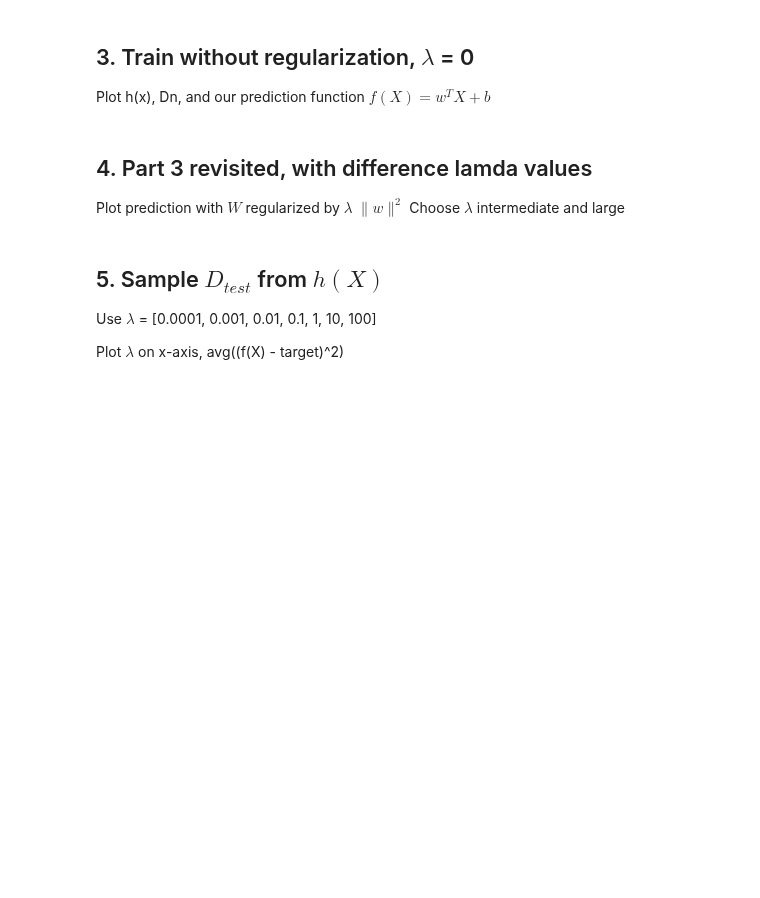
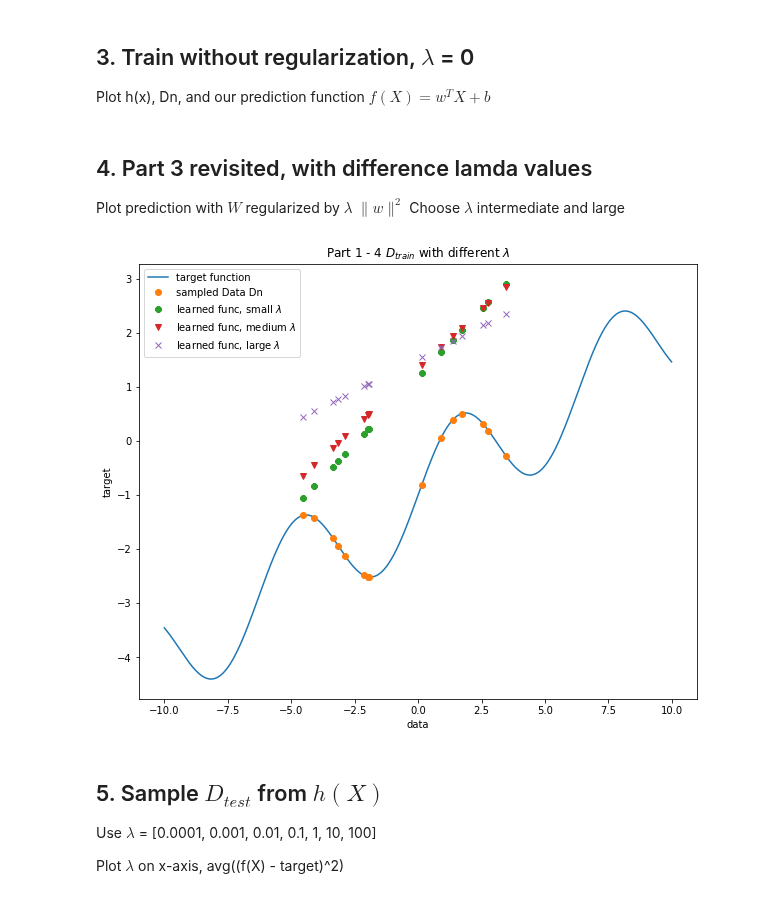
Before and after one commit to violetguos/ift6390, a Jupyter notebook: Homework 2/Practical.ipynb, the cells around one changed output. Cells and saved outputs as stored; diff of their text form; code cells hidden in the pictures; blank space fills up the shorter version.

Commit message:
plotted part 1-5, working on poly phi

```diff
--- a/Homework 2/Practical.ipynb
+++ b/Homework 2/Practical.ipynb
@@ -8,7 +8,7 @@ import matplotlib.pyplot as plt
 
 
 class gradDescent():
-    def __init__(self, weightedDecay = 0.01, stepSize = 0.01, numberSteps = 1000):
+    def __init__(self, weightedDecay = 0.01, stepSize = 0.01, numberSteps = 2000):
         self.weightedDecay = weightedDecay
         self.stepSize = stepSize
         self.numberSteps = numberSteps
@@ -26,14 +26,14 @@ class gradDescent():
             #gradient of one data, randomly chosen
                 index = np.random.randint(0, data.shape[0])
 
-                grad = 1.0/(data[index]**2) * (data[index])* (bias-target[index])
+                grad =2*(weight * data[index]  + bias-target[index]) * data[index]
                 #regularization lambda
-                regGrad = 2 * self.weightedDecay * weight[index]
+                regGrad = 2 * self.weightedDecay * weight
                 regGrad = regGrad + grad
 
                 weight = weight - self.stepSize*regGrad
 
-                biasGrad = 1.0/(data[index]**2) * (bias-target[index])
+                biasGrad = - 2*(weight * data[index]  + bias-target[index])
                 bias = bias - self.stepSize*biasGrad
         return weight, bias
 # %% [markdown]
@@ -93,6 +51,58 @@ Plot h(x), Dn, and our prediction function $f(X) = w^T X + b $
 ## 4. Part 3 revisited, with difference lamda values
 Plot prediction with $W$ regularized by $\lambda$ $\lVert w \rVert^2$
 Choose $\lambda$ intermediate and large
+# %%
+data = np.random.uniform(-5,5,15)
+target = hX(data)
+dataDn = [data, target]
+
+#initialize weights
+#weight = np.random.rand(15)
+weight = np.random.rand(1)
+bias = 0
+
+#param holders
+regGDsmallParam = []
+regGDMedParam = []
+regGDLargeParam = []
+
+#Small lambda
+# reinit the params
+weight = np.random.rand(1)
+bias = 0
+regGDsmall = gradDescent(weightedDecay = 0.01, stepSize = 0.00025)
+regGDsmallParam = regGDsmall.ridge_regression(weight, bias, dataDn[0], dataDn[1])
+
+weight = np.random.rand(1)
+bias = 0
+regGDMed = gradDescent(weightedDecay = 1, stepSize = 0.00025)
+regGDMedParam = regGDMed.ridge_regression(weight, bias, dataDn[0], dataDn[1])
+
+weight = np.random.rand(1)
+bias = 0
+regGDLarge = gradDescent(weightedDecay = 10, stepSize = 0.00025)
+regGDLargeParam = regGDLarge.ridge_regression(weight, bias, dataDn[0], dataDn[1])
+
+# learned functions
+learnedFuncSmall = (regGDsmallParam[0] * dataDn[0]) + regGDsmallParam[1]
+learnedFuncMed = (regGDMedParam[0] * dataDn[0]) + regGDMedParam[1]
+learnedFuncLarge = (regGDLargeParam[0] * dataDn[0]) + regGDLargeParam[1]
+#plot data function
+xvals = np.arange(-10, 10, 0.01)
+plt.rcParams['figure.figsize'] = [10, 8]
+
+plt.plot(xvals, hX(xvals), label = "target function")
+plt.plot(dataDn[0], target, 'o', label="sampled Data Dn")
+plt.plot(dataDn[0], learnedFuncSmall, '8', label = "learned func, small $\lambda$")
+plt.plot(dataDn[0], learnedFuncMed, 'v', label = "learned func, medium $\lambda$")
+plt.plot(dataDn[0], learnedFuncLarge, 'x', label = "learned func, large $\lambda$")
+plt.xlabel("data")
+plt.ylabel("target")
+plt.title("Part 1 - 4 $D_{train}$ with different $\lambda$")
+plt.legend(loc='best')
+plt.show()
+# %% [output]
+[figure, added]
 # %% [markdown]
 ## 5. Sample $D_{test}$ from $h(X)$
 Use $\lambda$ = [0.0001, 0.001, 0.01, 0.1, 1, 10, 100]
```
Also changed, not shown: parts of 3 cells of this notebook.
